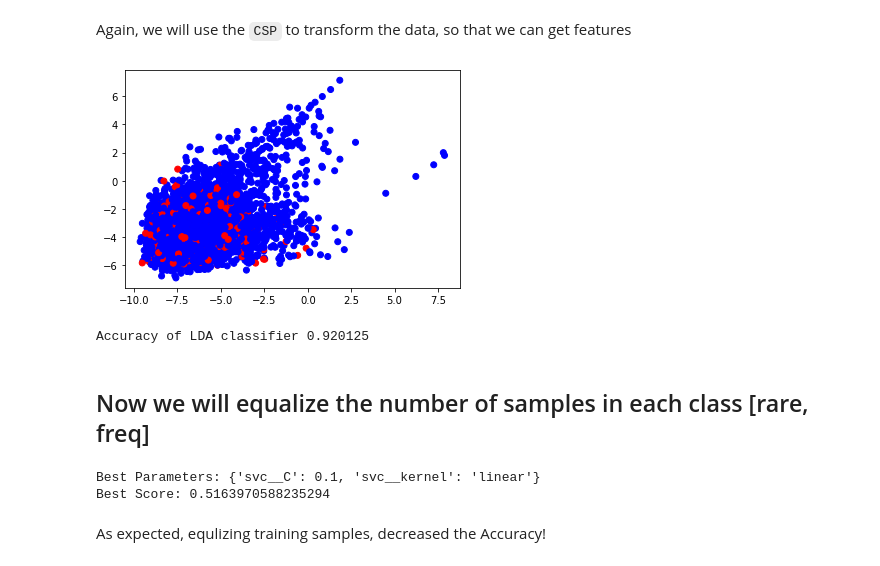
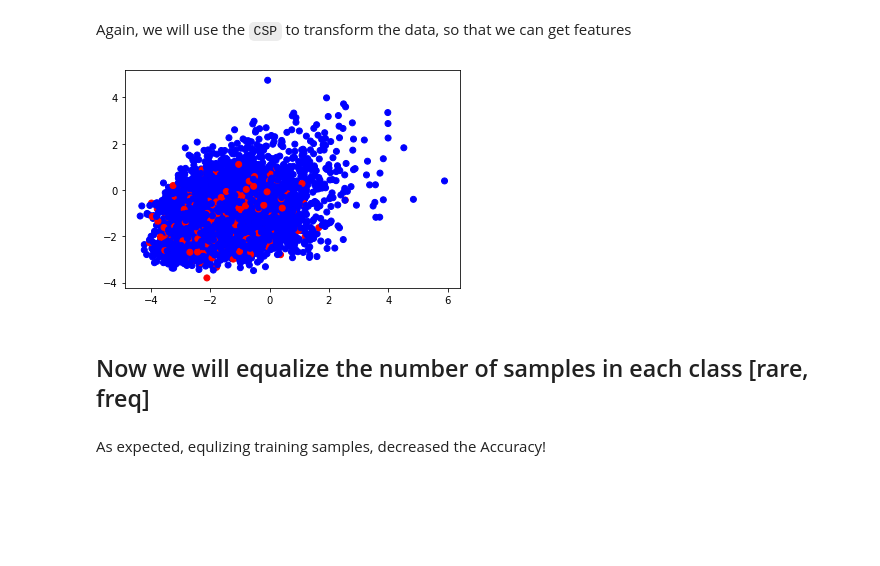
Before and after one commit to ssaket/eeg-pipeline, a Jupyter notebook: decoding.ipynb, the cells around one changed output. Drawn from its saved outputs; the diff is of its cells as text; code cells hidden in the pictures; blank space fills up the shorter version.

```diff
--- a/decoding.ipynb
+++ b/decoding.ipynb
@@ -204,29 +210,30 @@ decoder = EEGDecoder('stimulus', (-0.2, 1), (0.1, 0.7), pipeline.raw);
+# %%
+# I don;t know why but when I pass the clean data I get LinAlgError.
+# Therefore, I am adding a new decoder. FYI: the issue in mne CSP, https://github.com/mne-tools/mne-python/issues/9094,
+decoder = EEGDecoder('stimulus', (-0.1, 0.8), (0.1, 0.7), pipeline.raw, baseline=(None, 0))
+clr_decoder = EEGDecoder('stimulus', (-0.1, 1), (0.1, 0.7), pipeline.raw,
+ baseline=(None, 0), reject_by_annotation=True, reject=dict(eeg=200e-6 ));
 # %% [markdown]
 Again, we will use the `CSP` to transform the data, so that we can get features
 # %%
-csp_data, labels = decoder.feature_transform();
+csp_data, labels = clr_decoder.feature_transform(MNECSPTransformer(6));
 plt.scatter(csp_data[:,0],csp_data[:,1],color=np.array(["red", "blue"])[np.where(labels == 1, 0, 1)]);
 # %% [output]
-[figure, old version]
+[figure, new version]
 # %%
 lda = LDADecoder();
 lda.fit(csp_data, labels);
 print('Accuracy of LDA classifier {}'.format(lda.predict(csp_data, labels)));
-# %% [output]
-Accuracy of LDA classifier 0.920125
 # %% [markdown]
 ## Now we will equalize the number of samples in each class [rare, freq]
 # %%
-data, labels = decoder.get_train(channels=['Cz', 'CPz'], equalize_labels_count=True);
-clf_svm_pip = make_pipeline(Vectorizer(), StandardScaler(), svm.SVC(random_state=42))
+data, labels = clr_decoder.get_train(channels=['Pz', 'CPz', 'Cz'], equalize_labels_count=True);
+clf_svm_pip = make_pipeline(Vectorizer(), StandardScaler(),  svm.SVC(random_state=42))
 parameters = {'svc__kernel':['linear', 'rbf', 'sigmoid'], 'svc__C':[0.1, 1, 10]}
-gs_cv_svm = GridSearchCV(clf_svm_pip, parameters, scoring='accuracy', cv=StratifiedKFold(n_splits=5), return_train_score=True);
+gs_cv_svm = GridSearchCV(clf_svm_pip, parameters, scoring='accuracy', cv=StratifiedKFold(n_splits=5), n_jobs=6, return_train_score=True);
 gs_cv_svm.fit(data, labels)
 print('Best Parameters: {}'.format(gs_cv_svm.best_params_));
 print('Best Score: {}'.format(gs_cv_svm.best_score_));
-# %% [output]
-Best Parameters: {'svc__C': 0.1, 'svc__kernel': 'linear'}
-Best Score: 0.5163970588235294
 # %% [markdown]
 As expected, equlizing training samples, decreased the Accuracy!
 # %%
```
Also changed, not shown: parts of 22 cells of this notebook.
